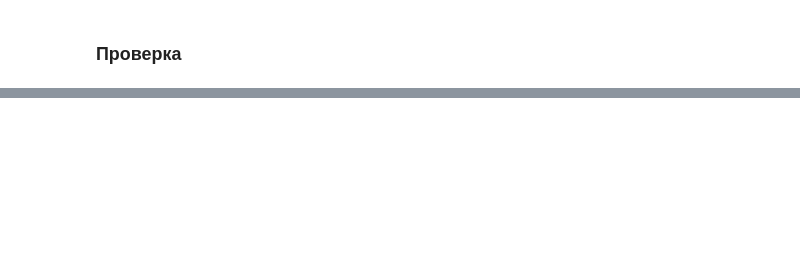
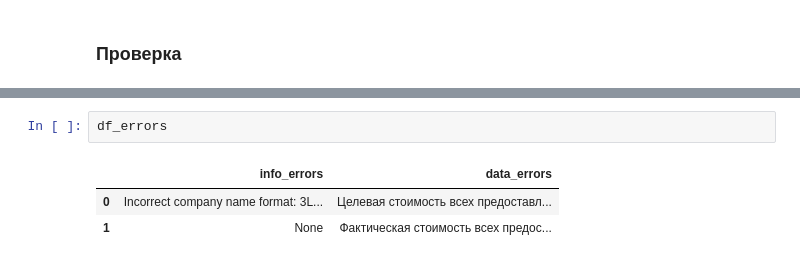
Before and after one commit to Ivsoffy/LensChecks, a Jupyter notebook: Modules/src/module_1/main.ipynb, the cells around one changed output, grey strips where cells are left out. Cells and saved outputs as stored; diff of their text form; blank space fills up the shorter version.

```diff
--- a/Modules/src/module_1/main.ipynb
+++ b/Modules/src/module_1/main.ipynb
@@ -539,0 +677,6 @@ Copied: 3Logic_Group_Salary data_rus_2025.xlsx
+# %%
+df_errors
+# %% [output]
+|  | info_errors | data_errors |
+| 0 | Incorrect company name format: 3L... | Целевая стоимость всех предоставл... |
+| 1 | None | Фактическая стоимость всех предос... |
```
Also changed, not shown: parts of 15 cells of this notebook.
